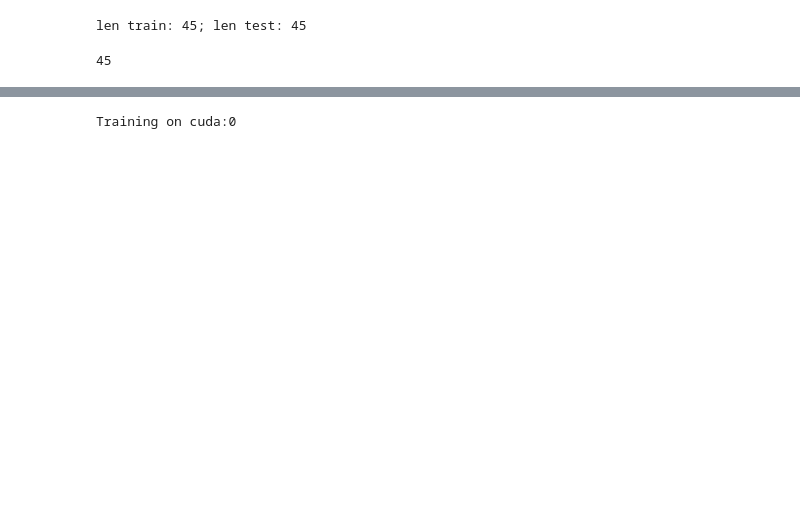
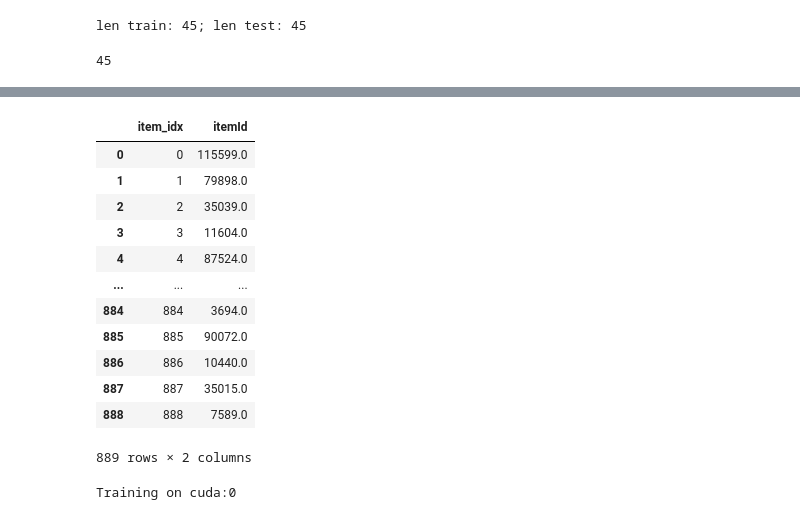
Before and after one commit to toribukit/session-based_rs_fl, a Jupyter notebook: fl_gru_diginetica.ipynb, the cells around one changed output, grey strips where cells are left out. Cells and saved outputs as stored; diff of their text form; code cells hidden in the pictures; blank space fills up the shorter version.

```diff
--- a/fl_gru_diginetica.ipynb
+++ b/fl_gru_diginetica.ipynb
@@ -19,3 +41,28 @@ max_user
+# %%
+# Step 1: Extract unique item IDs from the combined DataFrame
+all_unique_items = train_combined[2].unique()
+
+# Step 2: Create a universal item index mapping
+universal_item_map = pd.DataFrame({
+    'item_idx': np.arange(len(all_unique_items)),
+    'itemId': all_unique_items
+})
+# %%
+universal_item_map
+# %% [output]
+|  | item_idx | itemId |
+| 0 | 0 | 115599.0 |
+| 1 | 1 | 79898.0 |
+| 2 | 2 | 35039.0 |
+| 3 | 3 | 11604.0 |
+| 4 | 4 | 87524.0 |
+| ... | ... | ... |
+| 884 | 884 | 3694.0 |
+| 885 | 885 | 90072.0 |
+| 886 | 886 | 10440.0 |
+| 887 | 887 | 35015.0 |
+| 888 | 888 | 7589.0 |
+889 rows × 2 columns
 # %%
 import argparse
 import torch
```
Also changed, not shown: parts of 13 cells of this notebook, 2 other files.
